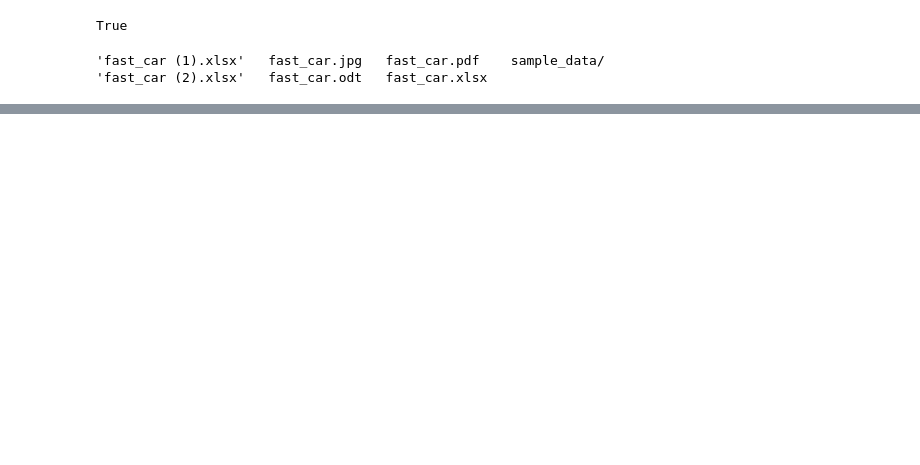
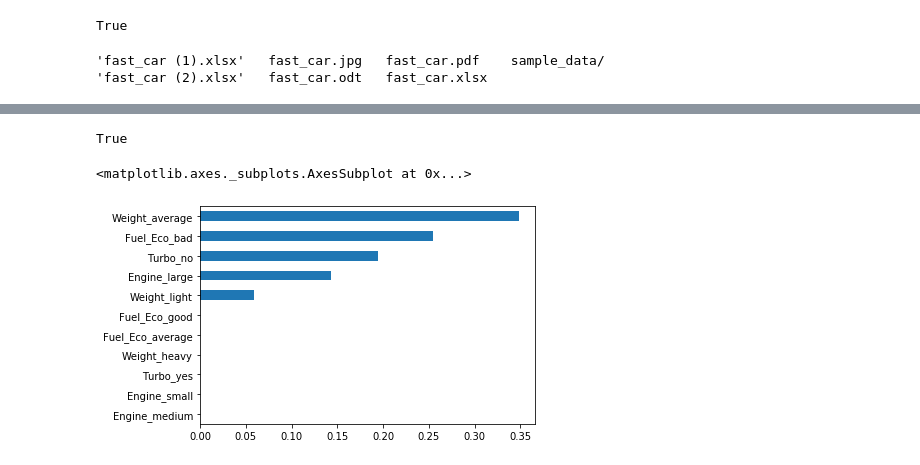
Before and after one commit to patlollalak/Laxma_projects, a Jupyter notebook: decisionTree_fast_car.ipynb, the cells around one changed output, grey strips where cells are left out. Drawn from its saved outputs; the diff is of its cells as text; code cells hidden in the pictures; blank space fills up the shorter version.

```diff
--- a/decisionTree_fast_car.ipynb
+++ b/decisionTree_fast_car.ipynb
@@ -188,0 +186,19 @@ ls
+# %%
+# DTREE visualization using Gini Criterion
+
+
+tree.export_graphviz(dt_gini,out_file='fast_car1.odt',
+                     filled=True,feature_names=x.columns,class_names=['yes','no'])
+file=pydotplus.graph_from_dot_file('fast_car1.odt')
+file.write_jpg('fast_car1.jpg')
+file.write_pdf('fast_car1.pdf')
+# %% [output]
+True
+# %%
+feam=dt_entropy.feature_importances_
+feam_im=pd.Series(feam,index=x.columns)
+# %%
+feam_im.sort_values().plot('barh')
+# %% [output]
+<matplotlib.axes._subplots.AxesSubplot at 0x...>
+[figure, added]
```
Also changed, not shown: parts of 6 cells of this notebook.
